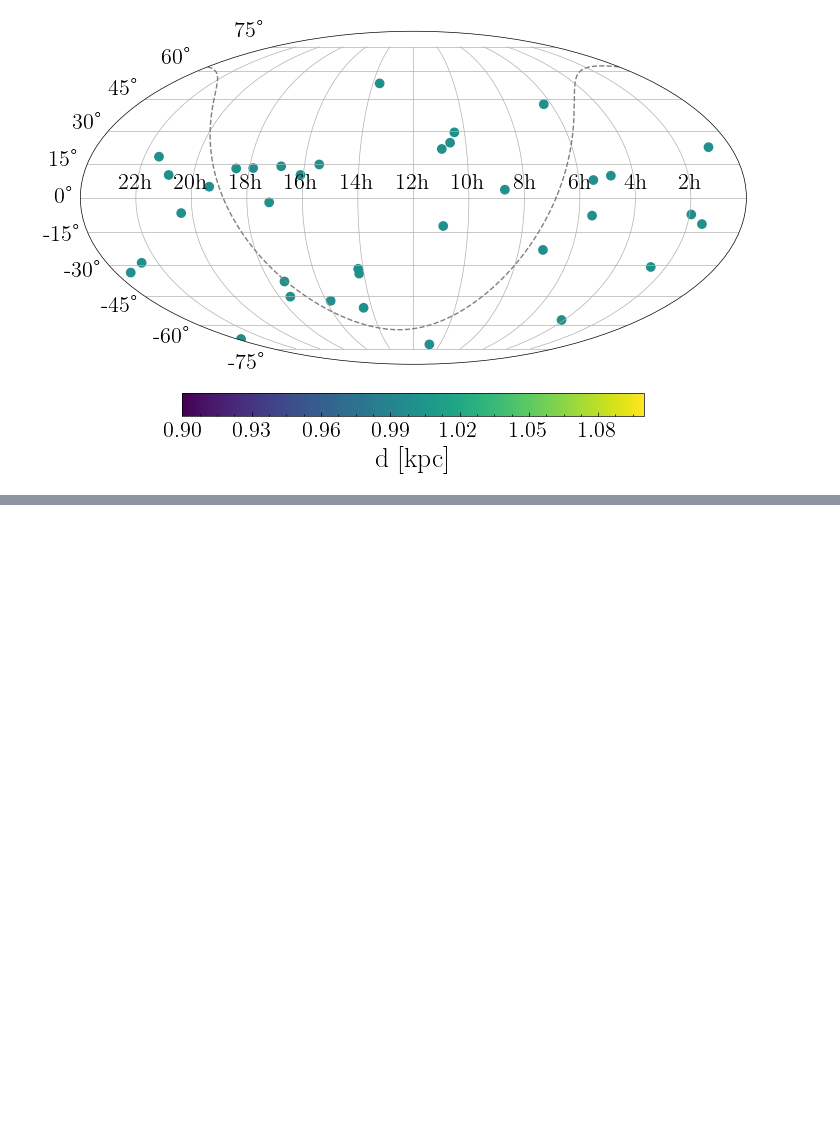
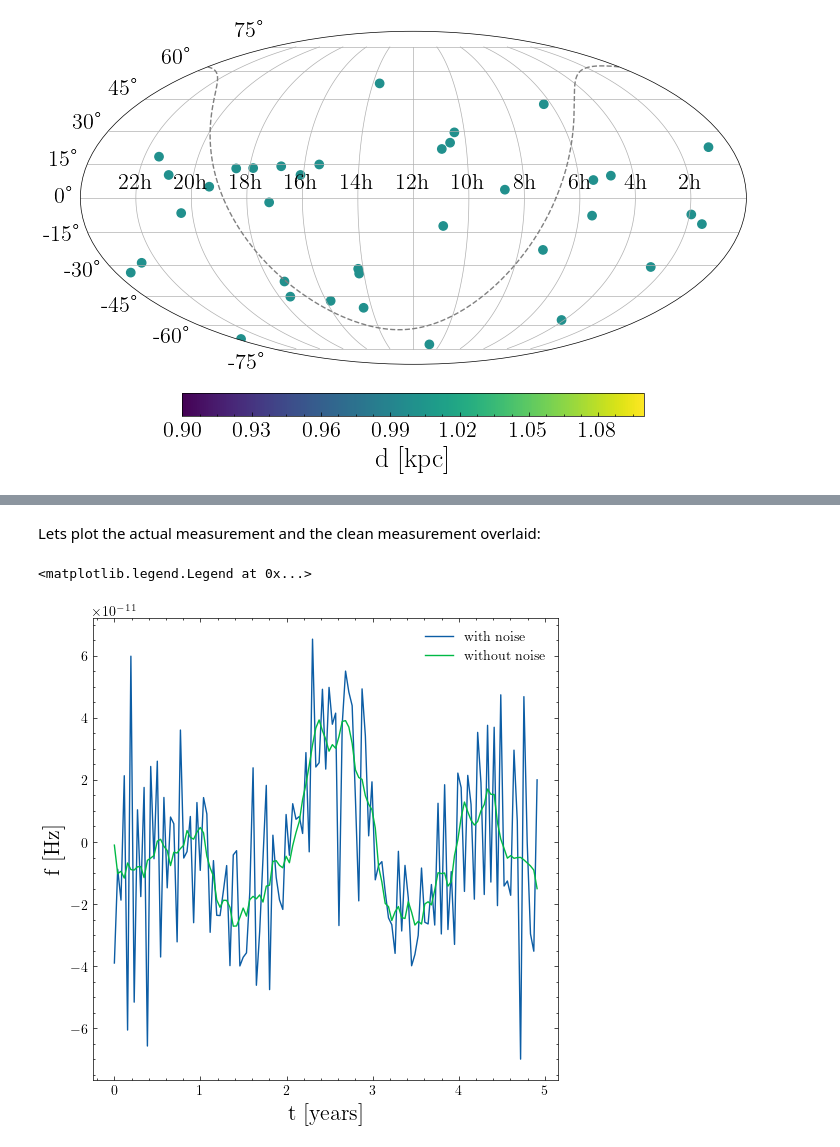
Before and after one commit to tomkimpson/PulsarMockData, a Jupyter notebook: notebooks/02.inspect_frequency_data.ipynb, the cells around one changed output, grey strips where cells are left out. Saved outputs shown, nothing was run; the diff lists cells and outputs as text; code cells hidden in the pictures; blank space fills up the shorter version.

```diff
--- a/notebooks/02.inspect_frequency_data.ipynb
+++ b/notebooks/02.inspect_frequency_data.ipynb
@@ -187,0 +187,25 @@ y = process_data_file(path,num_to_plot)
+# %% [markdown]
+Lets plot the actual measurement and the clean measurement overlaid:
+# %%
+psr_index = 0
+
+t = y[:,-1]
+tplot = t / (365*24*3600)
+
+
+fig = plt.figure(figsize=(6, 6))
+ax = fig.add_subplot(111)
+
+
+
+ax.plot(tplot,y[:,psr_index],label='with noise')
+ax.plot(tplot,y_clean[:,psr_index], label = 'without noise')
+
+
+fs = 16
+ax.set_xlabel('t [years]',fontsize=fs)
+ax.set_ylabel('f [Hz]',fontsize=fs)
+ax.legend()
+# %% [output]
+<matplotlib.legend.Legend at 0x...>
+[figure, added]
```
Also changed, not shown: parts of 12 cells of this notebook, 4 other files.
